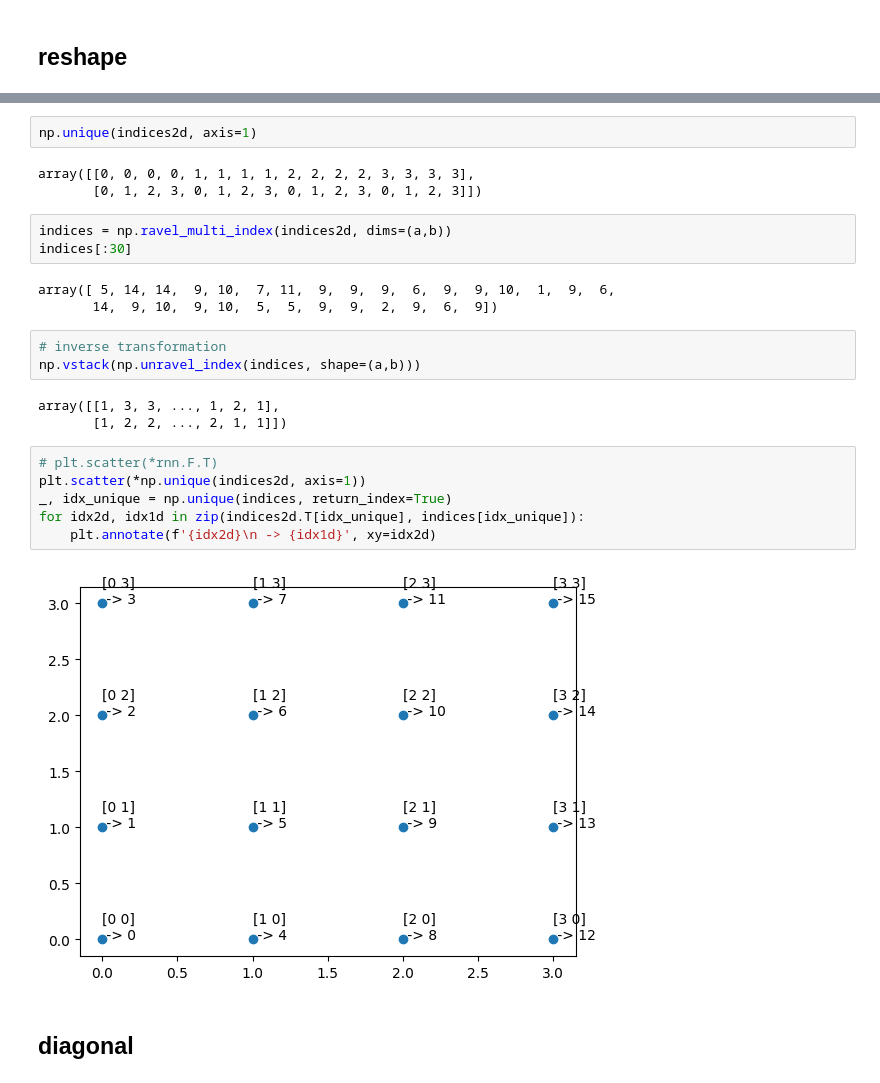
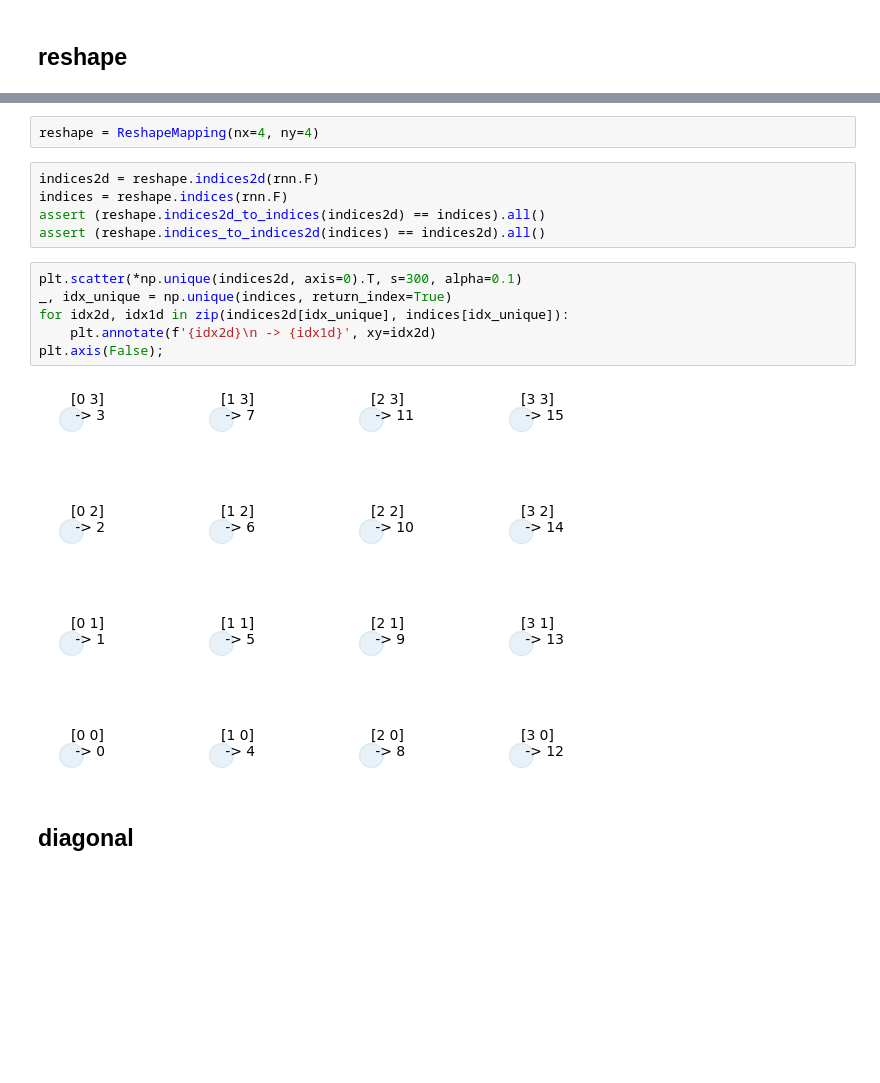
Before and after one commit to ninivert/lcnthesis, a Jupyter notebook: notebooks/mappings_convergence.ipynb, the cells around one changed output, grey strips where cells are left out. Saved outputs shown, nothing was run; the diff lists cells and outputs as text; blank space fills up the shorter version.

```diff
--- a/notebooks/mappings_convergence.ipynb
+++ b/notebooks/mappings_convergence.ipynb
@@ -24,27 +14,17 @@ array([[1, 3, 3, ..., 1, 2, 1],
-# %%
-np.unique(indices2d, axis=1)
-# %% [output]
-array([[0, 0, 0, 0, 1, 1, 1, 1, 2, 2, 2, 2, 3, 3, 3, 3],
-       [0, 1, 2, 3, 0, 1, 2, 3, 0, 1, 2, 3, 0, 1, 2, 3]])
-# %%
-indices = np.ravel_multi_index(indices2d, dims=(a,b))
-indices[:30]
-# %% [output]
-array([ 5, 14, 14,  9, 10,  7, 11,  9,  9,  9,  6,  9,  9, 10,  1,  9,  6,
-       14,  9, 10,  9, 10,  5,  5,  9,  9,  2,  9,  6,  9])
-# %%
-# inverse transformation
-np.vstack(np.unravel_index(indices, shape=(a,b)))
-# %% [output]
-array([[1, 3, 3, ..., 1, 2, 1],
-       [1, 2, 2, ..., 2, 1, 1]])
+# %%
+reshape = ReshapeMapping(nx=4, ny=4)
+# %%
+indices2d = reshape.indices2d(rnn.F)
+indices = reshape.indices(rnn.F)
+assert (reshape.indices2d_to_indices(indices2d) == indices).all()
+assert (reshape.indices_to_indices2d(indices) == indices2d).all()
 # %%
-# plt.scatter(*rnn.F.T)
-plt.scatter(*np.unique(indices2d, axis=1))
+plt.scatter(*np.unique(indices2d, axis=0).T, s=300, alpha=0.1)
 _, idx_unique = np.unique(indices, return_index=True)
-for idx2d, idx1d in zip(indices2d.T[idx_unique], indices[idx_unique]):
+for idx2d, idx1d in zip(indices2d[idx_unique], indices[idx_unique]):
 	plt.annotate(f'{idx2d}\n -> {idx1d}', xy=idx2d)
+plt.axis(False);
 # %% [output]
-[figure, old version]
+[figure, new version]
 # %% [markdown]
 ## diagonal
```
Also changed, not shown: parts of 11 cells of this notebook, 1 other file.
